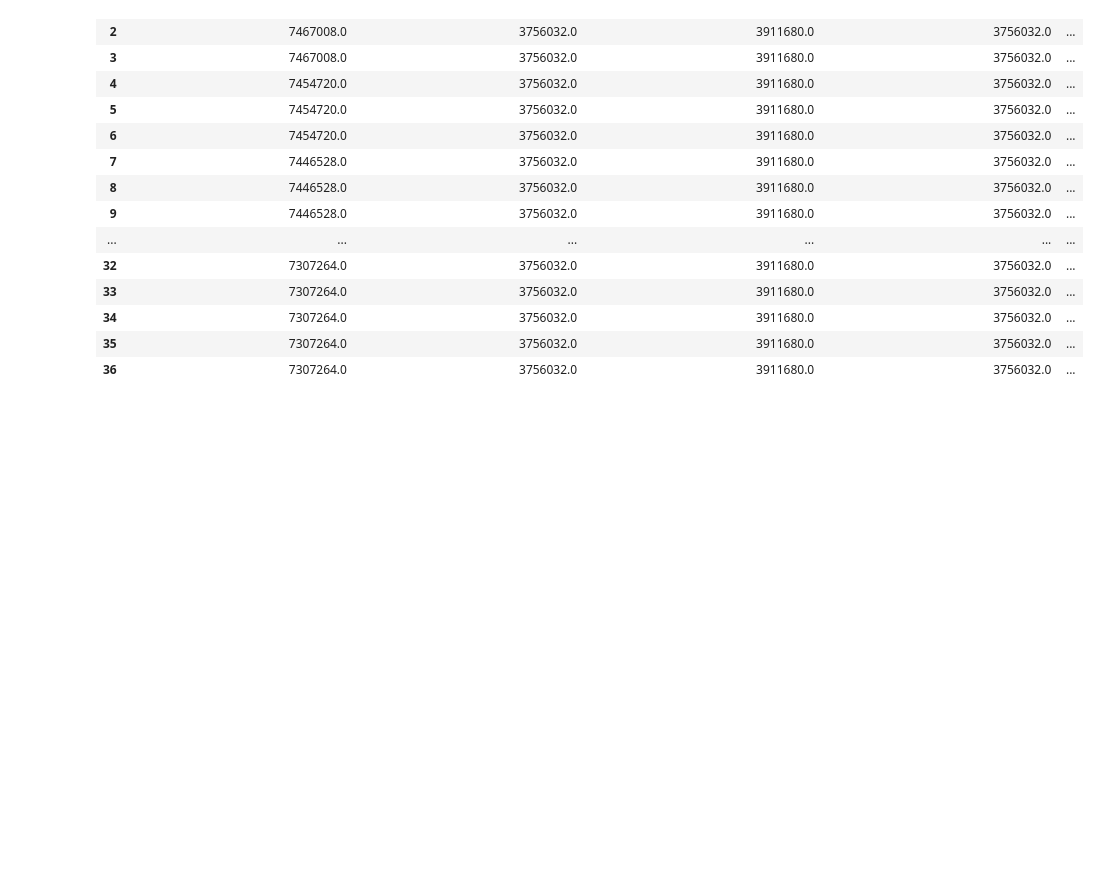
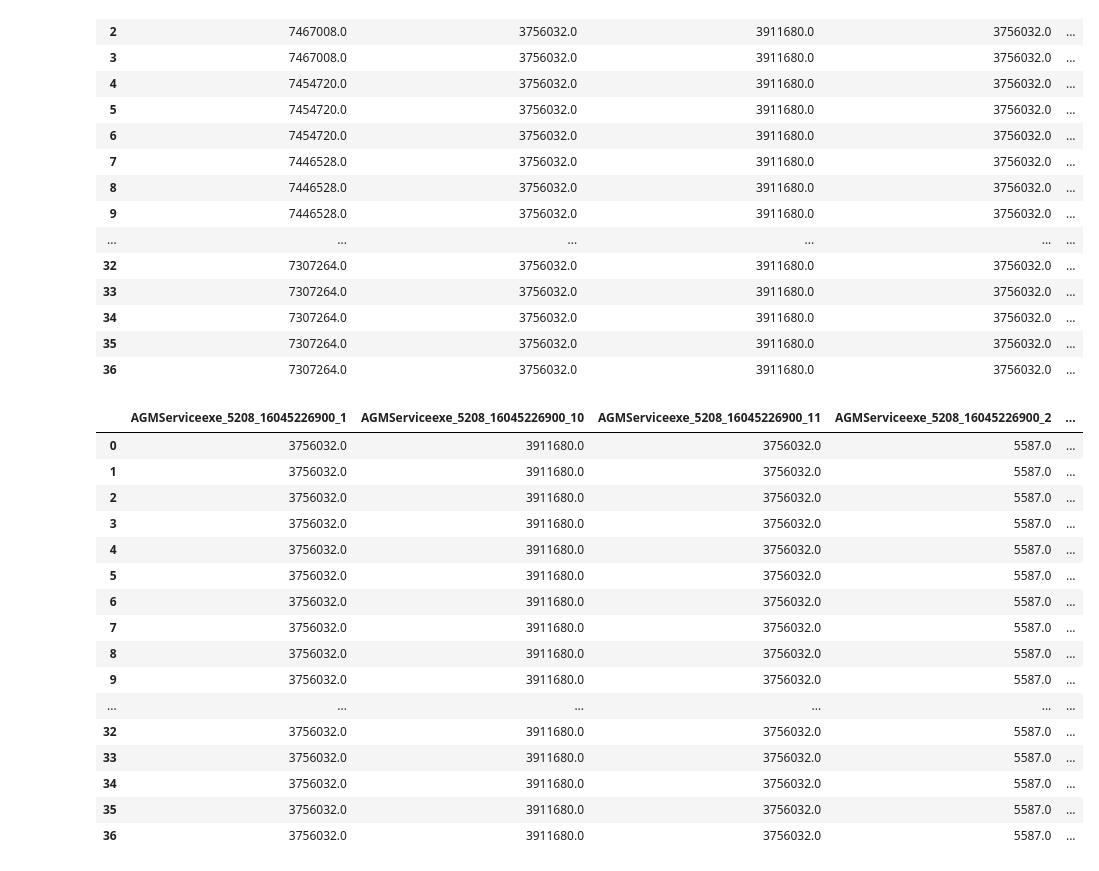
Before and after one commit to al1928/MonitoringSystem, a Jupyter notebook: preprocessing.ipynb, the cells around one changed output. Drawn from its saved outputs; the diff is of its cells as text; code cells hidden in the pictures; blank space fills up the shorter version.

Commit message:
Строю матрицу корреляции и удаляю коррелирующие столбцы.

```diff
--- a/preprocessing.ipynb
+++ b/preprocessing.ipynb
@@ -49,7 +49,7 @@ data = list(resourceTypeDict.values())
 col = ['Time'] + list(resourceTypeDict.keys())
 
 df = None
-for el in column_list[:100]: # изменять срез для получения большего кол-ва столбцов
+for el in column_list[:6]: # изменять срез для получения большего кол-ва столбцов
     # df_schema = StructType([StructField("Time", FloatType(), True), StructField(el, DoubleType(), True)]) - почему-то отторгает такую схему
     if df is None:
         df = spark.createDataFrame(resourceTypeDict[el]).toDF("Time", el)
@@ -195,3 +189,36 @@ printDf(df_spark)
 | 34 | 7307264.0 | 3756032.0 | 3911680.0 | 3756032.0 | ... |
 | 35 | 7307264.0 | 3756032.0 | 3911680.0 | 3756032.0 | ... |
 | 36 | 7307264.0 | 3756032.0 | 3911680.0 | 3756032.0 | ... |
+# %%
+from pyspark.mllib.stat import Statistics       # ПОСТРОЕНИЕ МАТРИЦЫ КОРРЕЛЯЦИИ
+col_names = df_spark.columns
+features = df_spark.rdd.map(lambda row: row[0:])
+corr_mat=Statistics.corr(features, method="pearson")
+corr_df = pd.DataFrame(corr_mat)   # corr_df - датафрейм с матрицей корреляции
+corr_df.index, corr_df.columns = col_names, col_names
+#corr_mat[:1]
+# %%
+to_drop = [column for column in corr_df.columns if any(corr_df[column] < 1) and any(corr_df[column] > 0.95)]
+# УДАЛЕНИЕ КОРРЕЛИРУЮЩИХ СТОЛБЦОВ
+columns_to_drop = to_drop # удаление столбцов
+df_spark = df_spark.drop(*columns_to_drop)
+# %%
+printDf(df_spark) # БЕЗ NULL, БЕЗ КОРРЕЛИРУЮЩИХ СТОЛБЦОВ, БЕЗ ВРЕМЕНИ
+# %% [output]
+|  | AGMServiceexe_5208_16045226900_1 | AGMServiceexe_5208_16045226900_10 | AGMServiceexe_5208_16045226900_11 | AGMServiceexe_5208_16045226900_2 | ... |
+| 0 | 3756032.0 | 3911680.0 | 3756032.0 | 5587.0 | ... |
+| 1 | 3756032.0 | 3911680.0 | 3756032.0 | 5587.0 | ... |
+| 2 | 3756032.0 | 3911680.0 | 3756032.0 | 5587.0 | ... |
+| 3 | 3756032.0 | 3911680.0 | 3756032.0 | 5587.0 | ... |
+| 4 | 3756032.0 | 3911680.0 | 3756032.0 | 5587.0 | ... |
+| 5 | 3756032.0 | 3911680.0 | 3756032.0 | 5587.0 | ... |
+| 6 | 3756032.0 | 3911680.0 | 3756032.0 | 5587.0 | ... |
+| 7 | 3756032.0 | 3911680.0 | 3756032.0 | 5587.0 | ... |
+| 8 | 3756032.0 | 3911680.0 | 3756032.0 | 5587.0 | ... |
+| 9 | 3756032.0 | 3911680.0 | 3756032.0 | 5587.0 | ... |
+| ... | ... | ... | ... | ... | ... |
+| 32 | 3756032.0 | 3911680.0 | 3756032.0 | 5587.0 | ... |
+| 33 | 3756032.0 | 3911680.0 | 3756032.0 | 5587.0 | ... |
+| 34 | 3756032.0 | 3911680.0 | 3756032.0 | 5587.0 | ... |
+| 35 | 3756032.0 | 3911680.0 | 3756032.0 | 5587.0 | ... |
+| 36 | 3756032.0 | 3911680.0 | 3756032.0 | 5587.0 | ... |
```
Also changed, not shown: parts of 2 cells of this notebook.
